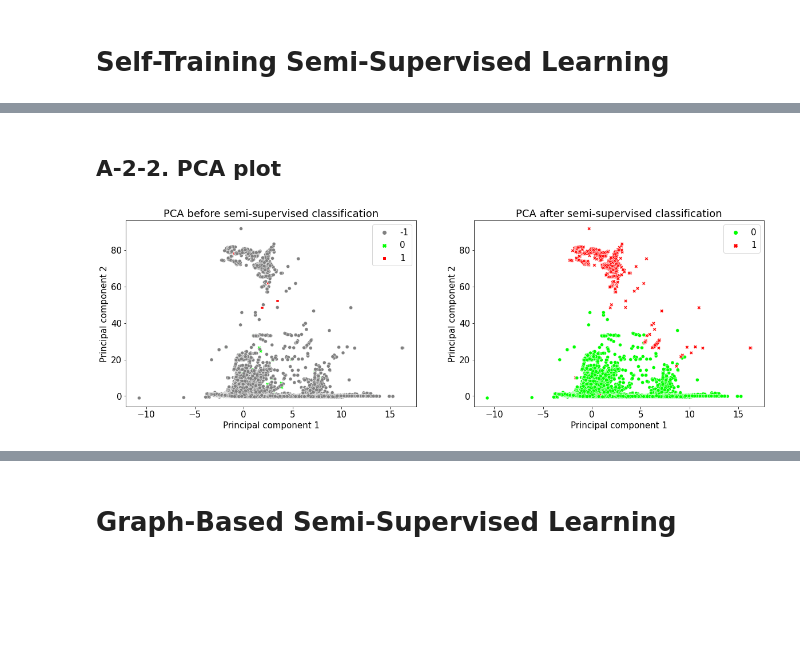
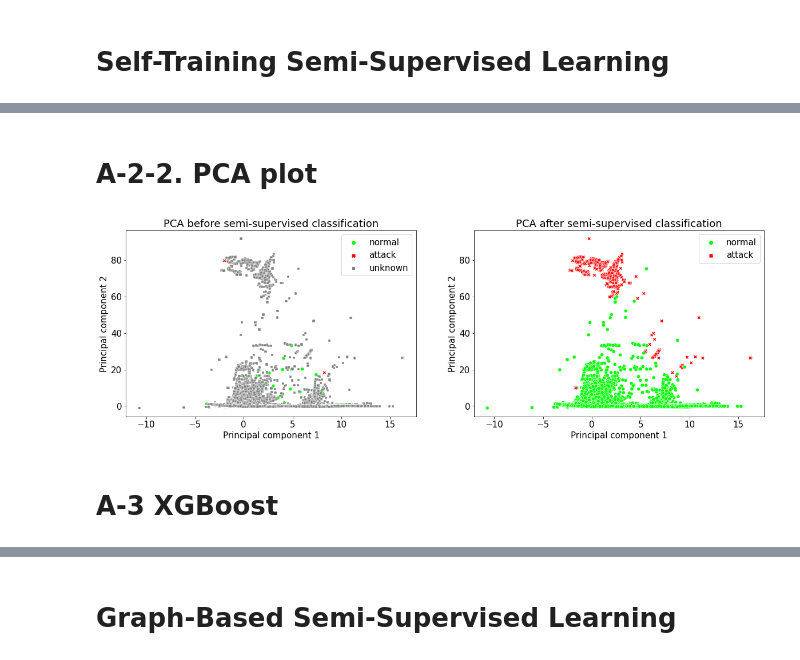
Before and after one commit to Owerre/Anomaly-Detection, a Jupyter notebook: Network-intrusion/notebooks/04-semi-supervised_ml.ipynb, the cells around one changed output, grey strips where cells are left out. Cells and saved outputs as stored; diff of their text form; code cells hidden in the pictures; blank space fills up the shorter version.

```diff
--- a/Network-intrusion/notebooks/04-semi-supervised_ml.ipynb
+++ b/Network-intrusion/notebooks/04-semi-supervised_ml.ipynb
@@ -241,8 +255,14 @@ weighted avg       1.00      1.00      1.00    570098
 
 ------------------------------------------------------------
 # %% [markdown]
-## A-2-2. PCA plot
+# A-2-2. PCA plot
-# %%
-transfxn.plot_pca(X_train_scaled, y_train, rf_y_pred)
-# %% [output]
-[figure, removed]
+# %%
+# Re-encode the class variable
+y_train_ = pd.Series(y_train).map({0:'normal',1: 'attack', -1: 'unknown'})
+rf_y_pred = pd.Series(rf_y_pred).map({0:'normal',1: 'attack'})
+
+transfxn.plot_pca(X_train_scaled, y_train_, rf_y_pred)
+# %% [output]
+[figure, added]
+# %% [markdown]
+# A-3 XGBoost
```
Also changed, not shown: parts of 24 cells of this notebook, 2 other files.
